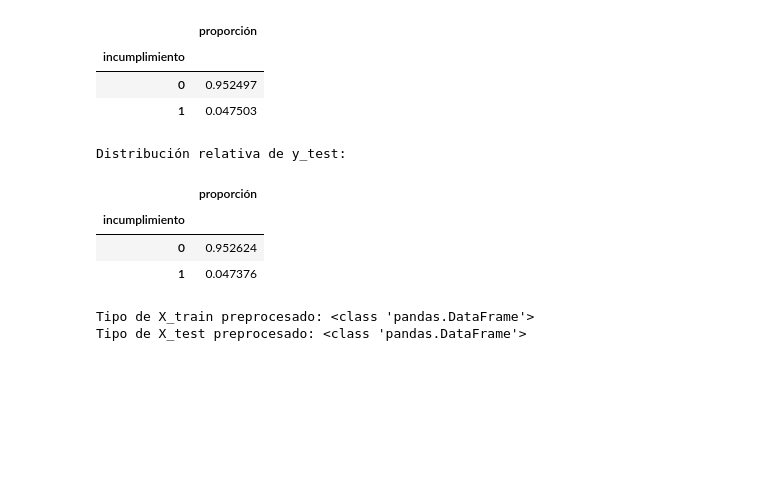
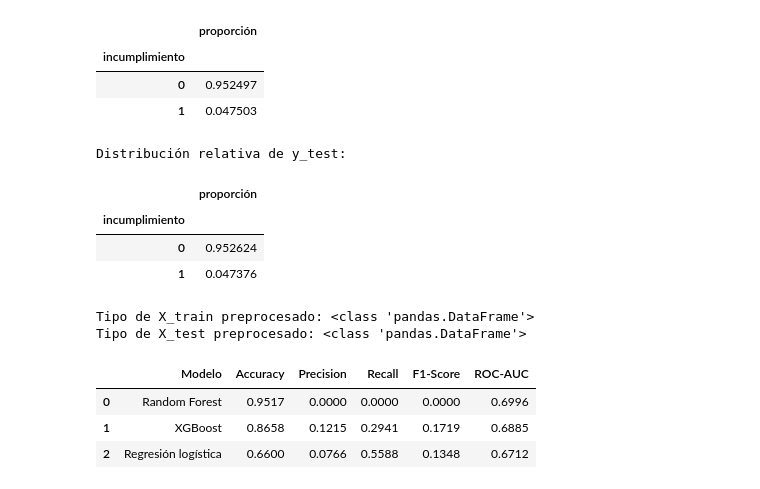
Before and after one commit to Diiimas/mlops_pipeline, a Jupyter notebook: src/comprension_eda.ipynb, the cells around one changed output. Saved outputs shown, nothing was run; the diff lists cells and outputs as text; code cells hidden in the pictures; blank space fills up the shorter version.

```diff
--- a/src/comprension_eda.ipynb
+++ b/src/comprension_eda.ipynb
@@ -3889,3 +3889,40 @@ Distribución relativa de y_test:
 | 1 | 0.047376 |
 Tipo de X_train preprocesado: <class 'pandas.DataFrame'>
 Tipo de X_test preprocesado: <class 'pandas.DataFrame'>
+# %%
+# Entrenamiento y comparación de modelos supervisados
+
+import importlib
+import model_training_evaluation
+
+importlib.reload(model_training_evaluation)
+
+from model_training_evaluation import (
+    construir_modelos,
+    comparar_modelos
+)
+
+modelos = construir_modelos()
+
+modelos_entrenados, tabla_resultados = comparar_modelos(
+    modelos=modelos,
+    X_train=X_train_preprocesado_v2,
+    y_train=y_train_v2,
+    X_test=X_test_preprocesado_v2,
+    y_test=y_test_v2
+)
+
+display(
+    tabla_resultados.style.format({
+        "Accuracy": "{:.4f}",
+        "Precision": "{:.4f}",
+        "Recall": "{:.4f}",
+        "F1-Score": "{:.4f}",
+        "ROC-AUC": "{:.4f}"
+    })
+)
+# %% [output]
+|  | Modelo | Accuracy | Precision | Recall | F1-Score | ROC-AUC |
+| 0 | Random Forest | 0.9517 | 0.0000 | 0.0000 | 0.0000 | 0.6996 |
+| 1 | XGBoost | 0.8658 | 0.1215 | 0.2941 | 0.1719 | 0.6885 |
+| 2 | Regresión logística | 0.6600 | 0.0766 | 0.5588 | 0.1348 | 0.6712 |
```
Also changed, not shown: parts of 1 cell of this notebook, 1 other file.
